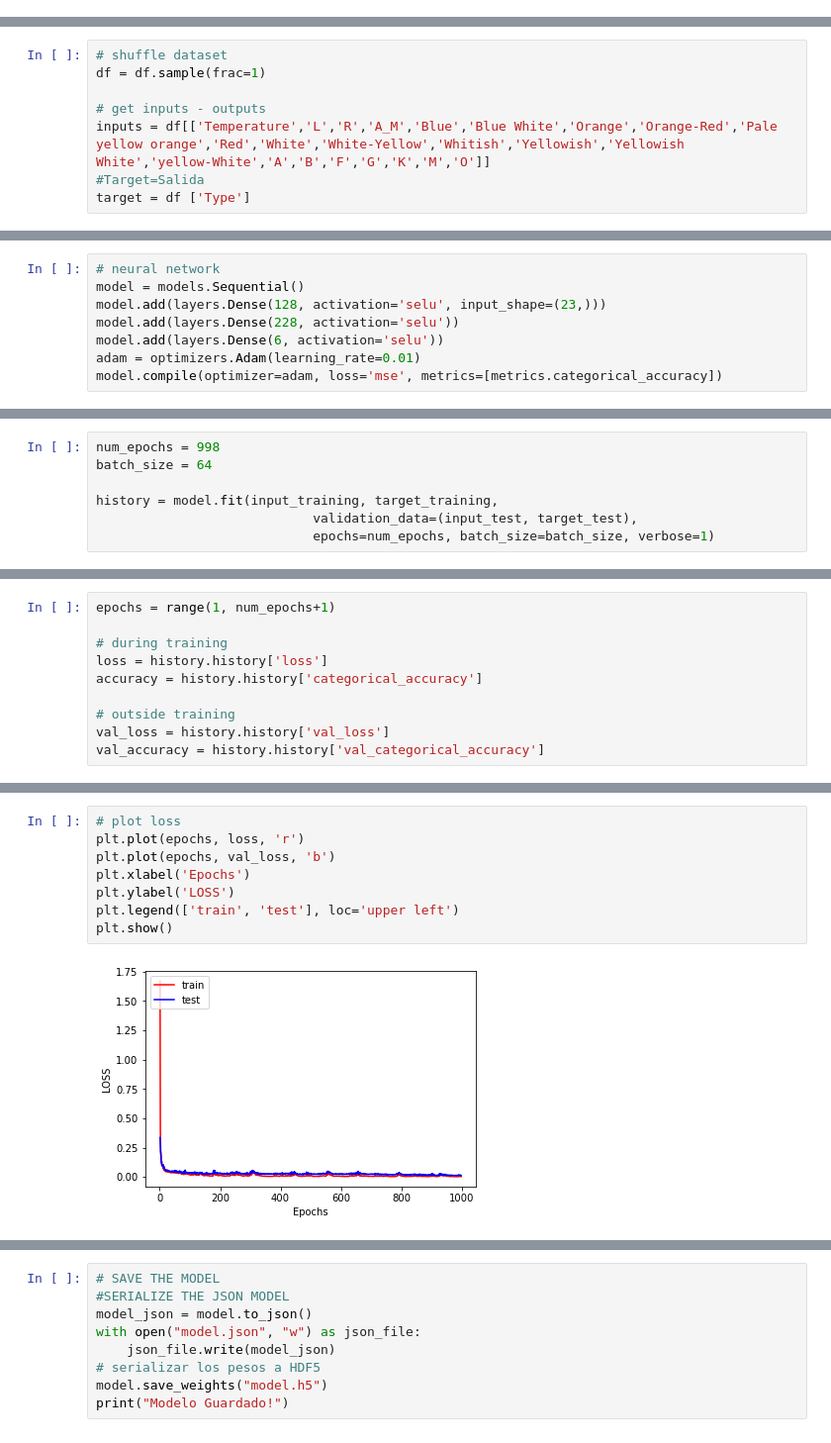
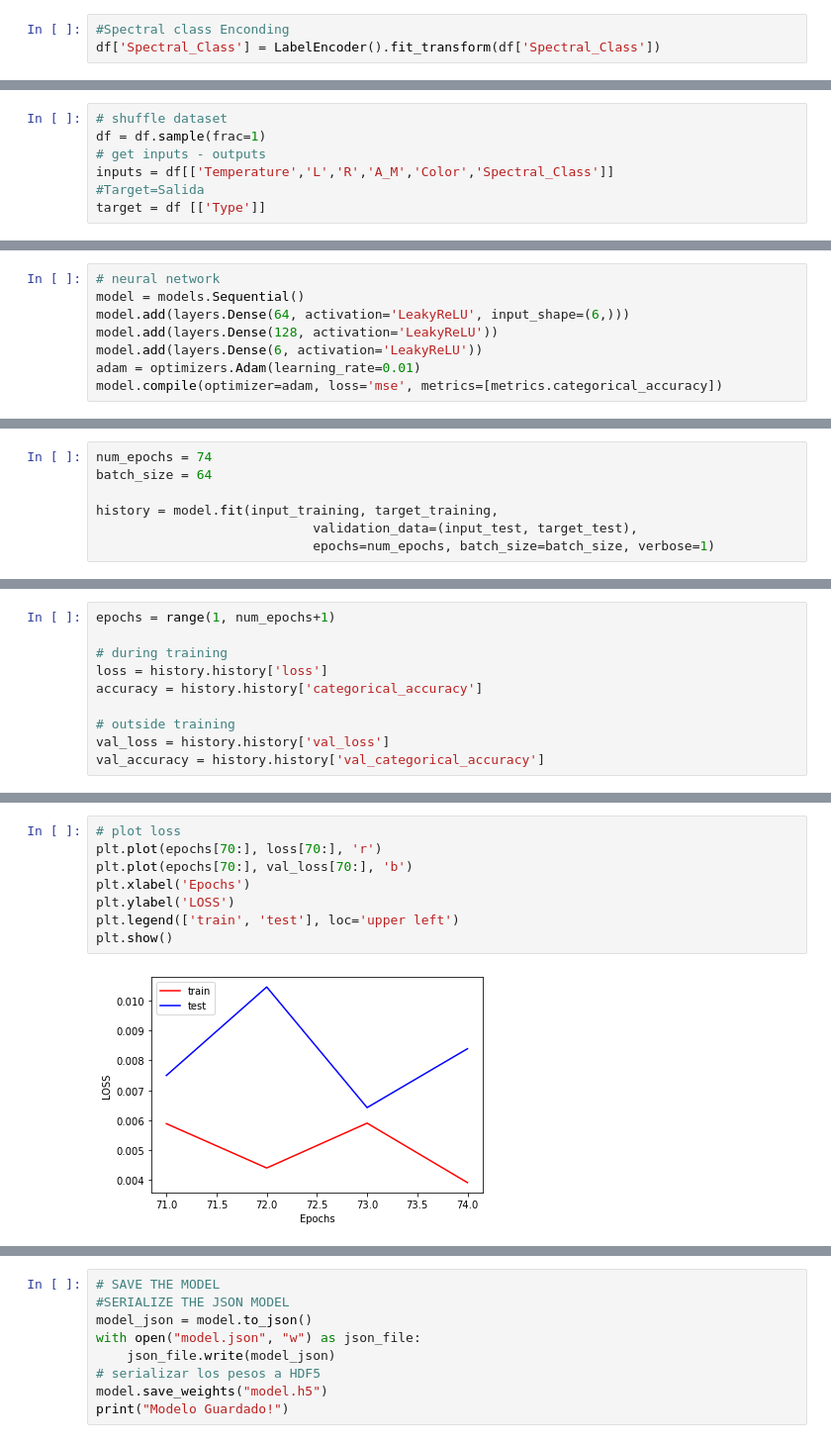
Before and after one commit to J1u2a3n9/Neural_Network_Star_Classification, a Jupyter notebook: Seventh-Practice-IS.ipynb, the cells around one changed output, grey strips where cells are left out. Shown at 99% size. Cells and saved outputs as stored; diff of their text form.

```diff
--- a/Seventh-Practice-IS.ipynb
+++ b/Seventh-Practice-IS.ipynb
@@ -168,0 +148,3 @@ del(df["Spectral_Class"])
+# %%
+#Spectral class Enconding
+df['Spectral_Class'] = LabelEncoder().fit_transform(df['Spectral_Class'])
@@ -192,8 +177,7 @@ dtype: bool
 # %%
 # shuffle dataset
 df = df.sample(frac=1)
-
 # get inputs - outputs
-inputs = df[['Temperature','L','R','A_M','Blue','Blue White','Orange','Orange-Red','Pale yellow orange','Red','White','White-Yellow','Whitish','Yellowish','Yellowish White','yellow-White','A','B','F','G','K','M','O']]
+inputs = df[['Temperature','L','R','A_M','Color','Spectral_Class']]
 #Target=Salida
-target = df ['Type']
+target = df [['Type']]
@@ -396,9 +372,9 @@ target
 # %%
 # neural network
 model = models.Sequential()
-model.add(layers.Dense(128, activation='selu', input_shape=(23,)))
-model.add(layers.Dense(228, activation='selu'))
-model.add(layers.Dense(6, activation='selu'))
+model.add(layers.Dense(64, activation='LeakyReLU', input_shape=(6,)))
+model.add(layers.Dense(128, activation='LeakyReLU'))
+model.add(layers.Dense(6, activation='LeakyReLU'))
 adam = optimizers.Adam(learning_rate=0.01)
 model.compile(optimizer=adam, loss='mse', metrics=[metrics.categorical_accuracy])
 # %% [markdown]
@@ -406,5 +384,5 @@ model.compile(optimizer=adam, loss='mse', metrics=[metrics.categorical_accuracy]
 # %%
-num_epochs = 998
+num_epochs = 74
 batch_size = 64
 
 history = model.fit(input_training, target_training,
@@ -441,10 +426,10 @@ val_accuracy = history.history['val_categorical_accuracy']
 # %%
 # plot loss
-plt.plot(epochs, loss, 'r')
-plt.plot(epochs, val_loss, 'b')
+plt.plot(epochs[70:], loss[70:], 'r')
+plt.plot(epochs[70:], val_loss[70:], 'b')
 plt.xlabel('Epochs')
 plt.ylabel('LOSS')
 plt.legend(['train', 'test'], loc='upper left')
 plt.show()
 # %% [output]
-[figure, old version]
+[figure, new version]
```
Also changed, not shown: parts of 79 cells of this notebook, 4 other files.
